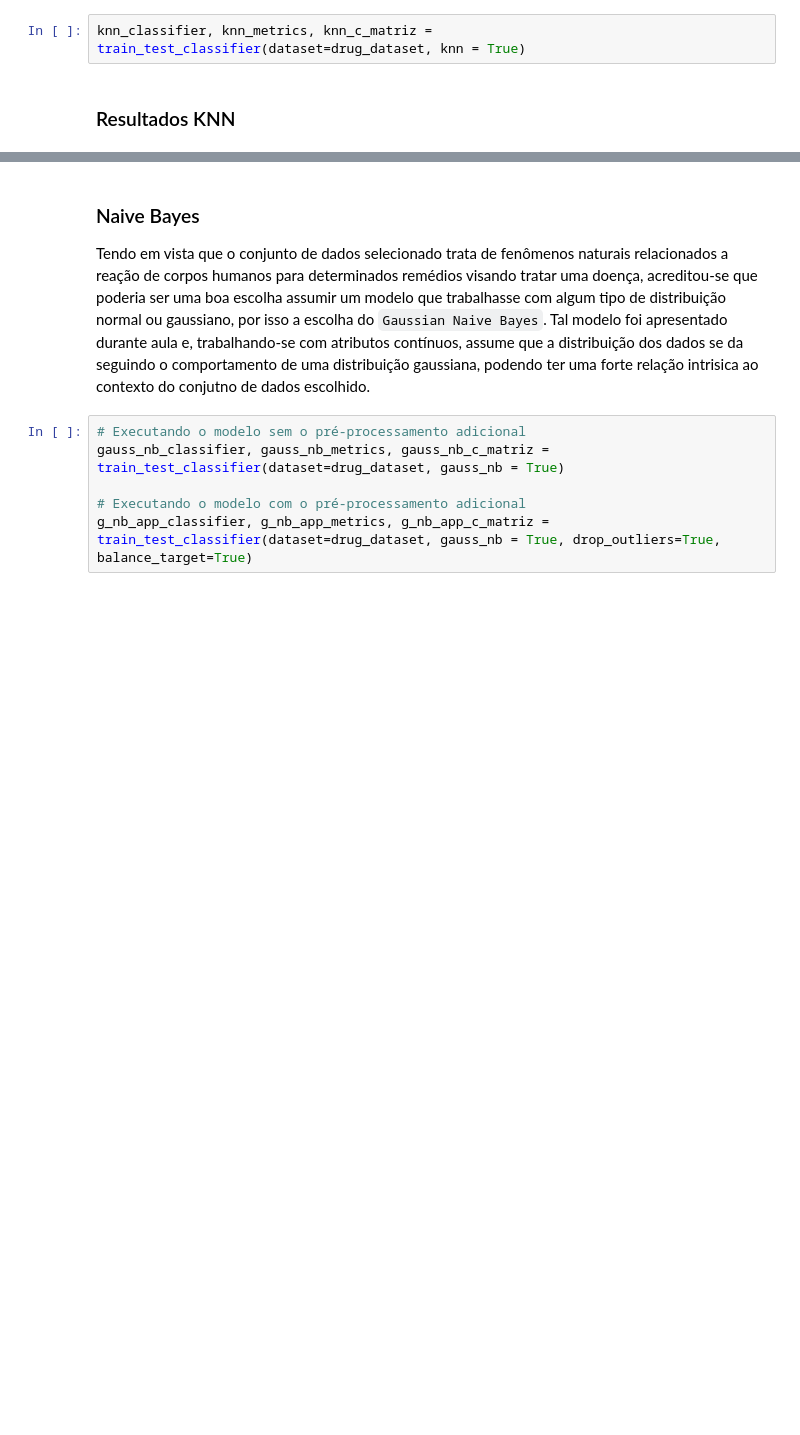
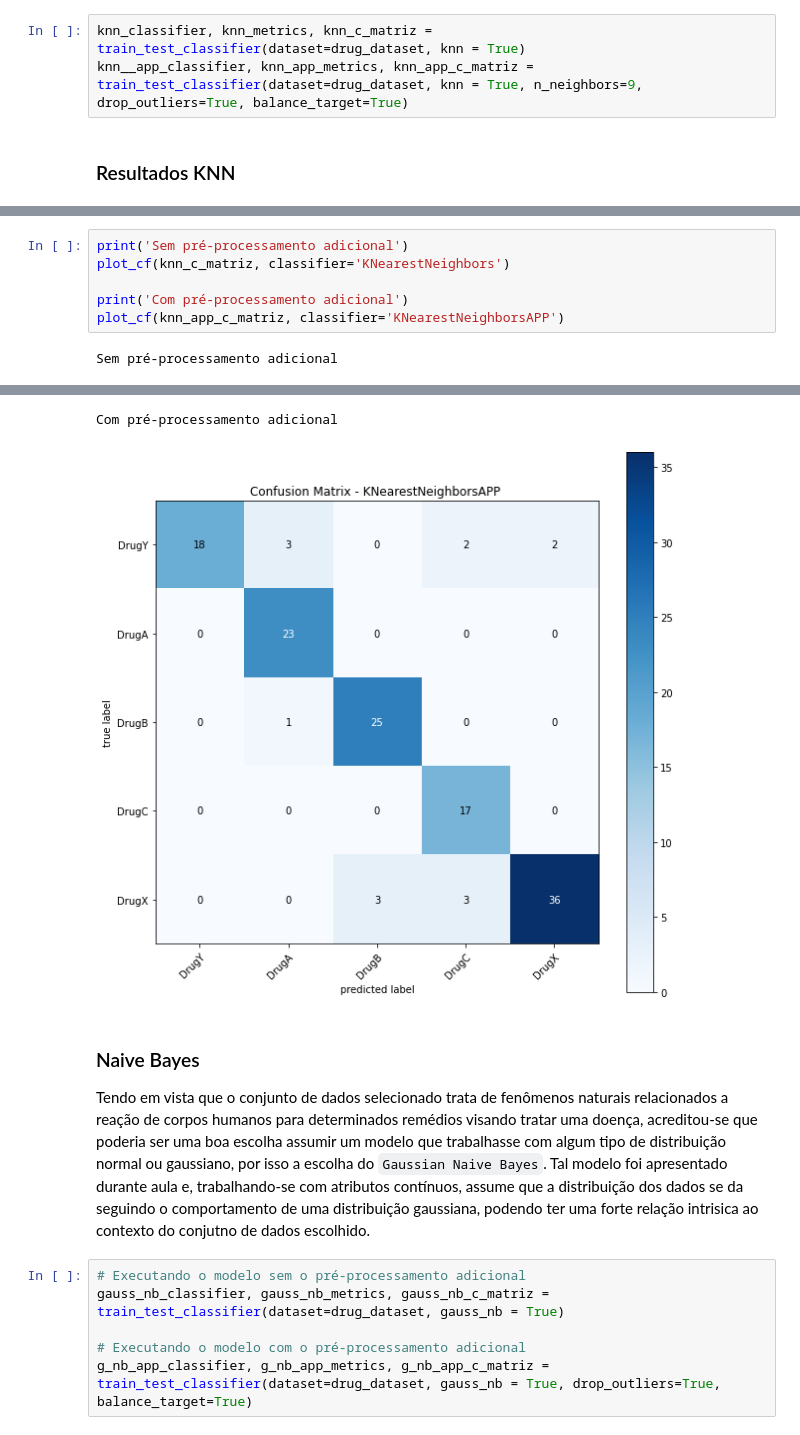
Before and after one commit to CarlosFontaneli/Aprendizado-Maquina-I, a Jupyter notebook: relatorio_final.ipynb, the cells around one changed output, grey strips where cells are left out. Saved outputs shown, nothing was run; the diff lists cells and outputs as text; blank space fills up the shorter version.

```diff
--- a/relatorio_final.ipynb
+++ b/relatorio_final.ipynb
@@ -322,4 +341,5 @@ plt.xticks(np.arange(1, 19, step=2))
 # %%
 knn_classifier, knn_metrics, knn_c_matriz = train_test_classifier(dataset=drug_dataset, knn = True)
+knn__app_classifier, knn_app_metrics, knn_app_c_matriz = train_test_classifier(dataset=drug_dataset, knn = True, n_neighbors=9, drop_outliers=True, balance_target=True)
 # %% [markdown]
 ### Resultados KNN
@@ -341,0 +372,8 @@ weighted avg       0.87      0.85      0.85        60
+# %%
+print('Sem pré-processamento adicional')
+plot_cf(knn_c_matriz, classifier='KNearestNeighbors')
+
+print('Com pré-processamento adicional')
+plot_cf(knn_app_c_matriz, classifier='KNearestNeighborsAPP')
+# %% [output]
+Sem pré-processamento adicional
@@ -342,3 +381,5 @@ weighted avg       0.87      0.85      0.85        60
+Com pré-processamento adicional
+[figure, added]
 # %% [markdown]
 ### Naive Bayes
 
```
Also changed, not shown: parts of 7 cells of this notebook, 1 other file.
